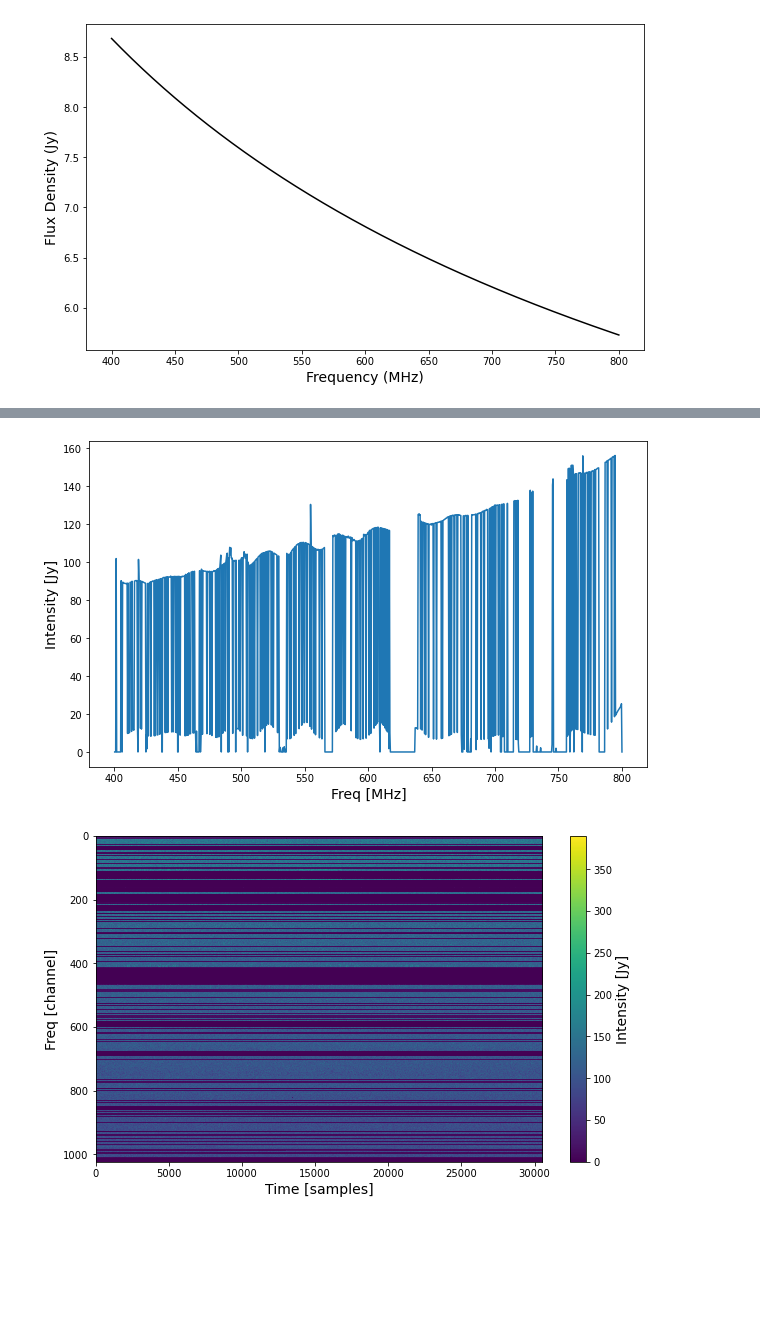
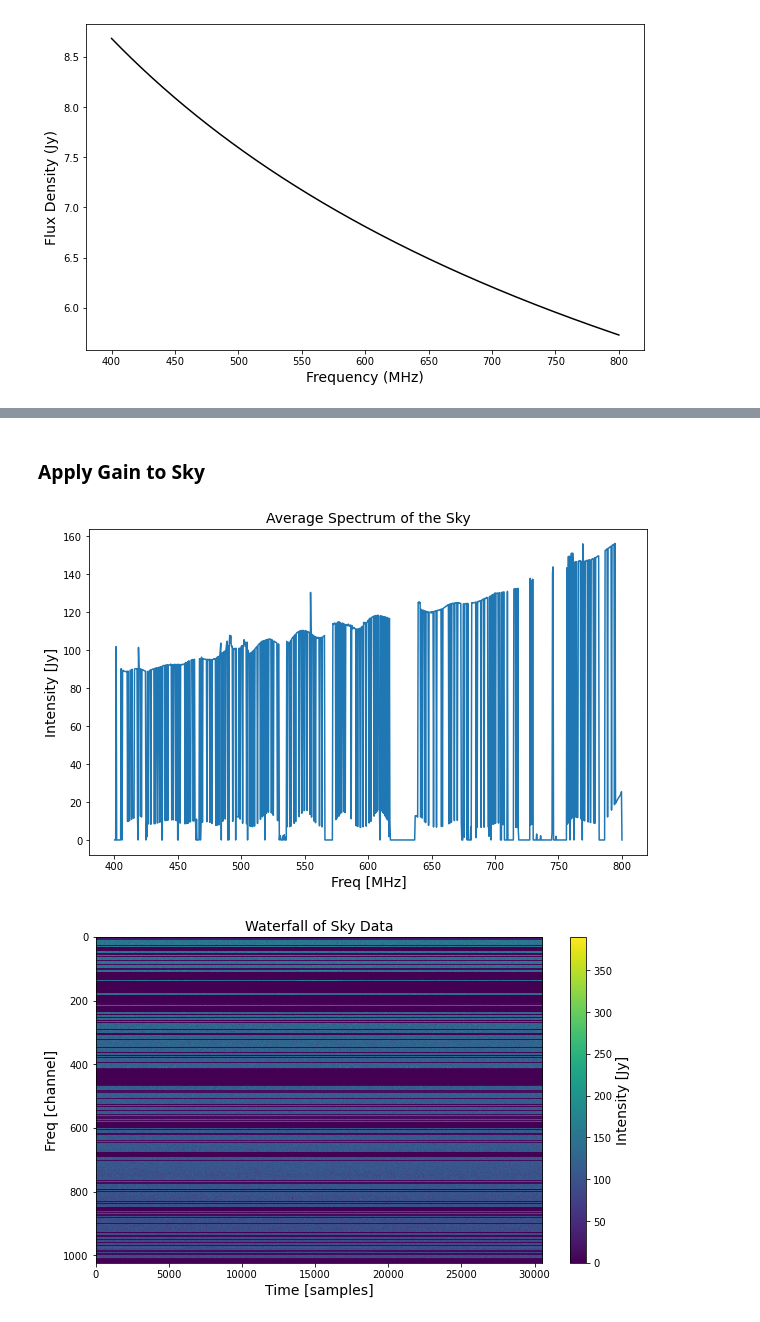
Before and after one commit to astronamanj/641_Observational_Techniques, a Jupyter notebook: chime_pulsar_search/calibration.ipynb, the cells around one changed output, grey strips where cells are left out. Saved outputs shown, nothing was run; the diff lists cells and outputs as text; code cells hidden in the pictures; blank space fills up the shorter version.

```diff
--- a/chime_pulsar_search/calibration.ipynb
+++ b/chime_pulsar_search/calibration.ipynb
@@ -156,31 +186,35 @@ plt.show()
+# %% [markdown]
+### Apply Gain to Sky
 # %%
-# Load the blank sky file
+# Load sky data
 sky = FilReader("./data/blank_sky.fil")
 sky_data = sky.read_block(0, sky.header.nsamples, sky.header.fch1, sky.header.nchans)
 sky_array = sky_data.data
 
 # Apply the calibration transfer function
 sky_array_calibrated = np.copy(sky_array)
 sky_array_calibrated[~freq_mask, :] /= gain[~freq_mask][:, np.newaxis]
 
 # Plot the average spectrum
 fig = plt.figure(figsize=(10, 6))
 plt.plot(sky.header.chan_freqs, np.mean(sky_array_calibrated, axis=1))
 plt.ylabel('Intensity [Jy]', fontsize=14)
 plt.xlabel('Freq [MHz]', fontsize=14)
+plt.title('Average Spectrum of the Sky', fontsize=14)
 plt.show()
 
 # Create a waterfall plot
 fig = plt.figure(figsize=(10, 6))
 plt.imshow(sky_array_calibrated.data, aspect='auto', interpolation='nearest')
 cbar = plt.colorbar()
 cbar.set_label('Intensity [Jy]', fontsize=14)
 plt.xlabel('Time [samples]', fontsize=14)
 plt.ylabel('Freq [channel]', fontsize=14)
+plt.title('Waterfall of Sky Data', fontsize=14)
 plt.show()
 # %% [output]
-[figure, old version]
+[figure, new version]
-[figure, old version]
+[figure, new version]
 # %%
 # Calculate the mean and standard deviation per channel
 mean_per_channel = np.mean(sky_array, axis=1)
```
Also changed, not shown: parts of 18 cells of this notebook.
